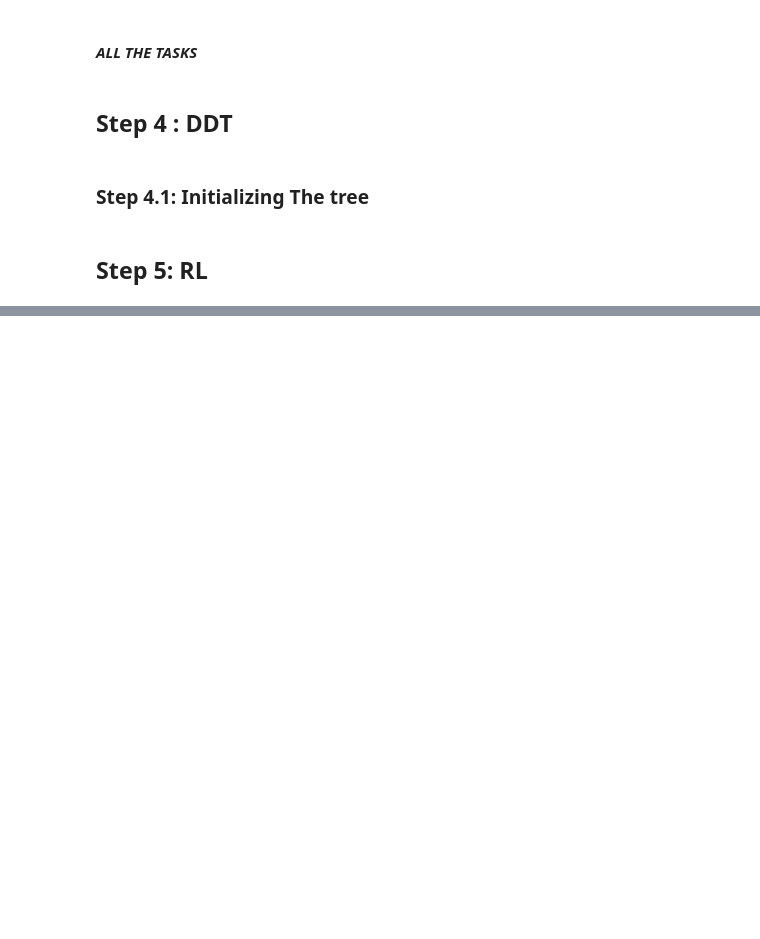
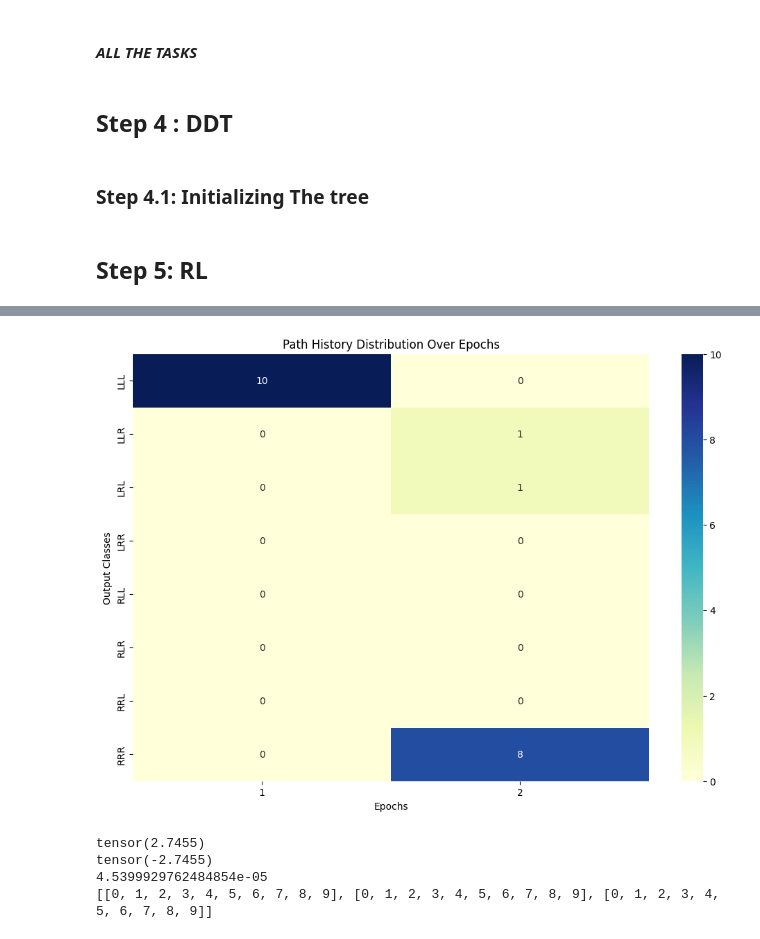
Before and after one commit to seyedAliHamedi/DTRL, a Jupyter notebook: power.ipynb, the cells around one changed output, grey strips where cells are left out. Drawn from its saved outputs; the diff is of its cells as text; code cells hidden in the pictures; blank space fills up the shorter version.

```diff
--- a/power.ipynb
+++ b/power.ipynb
@@ -518,0 +693,55 @@ print("completed")
+# %%
+import matplotlib.pyplot as plt
+import pandas as pd
+import seaborn as sns
+
+# Define the number of epochs and path histories
+num_epochs = 2
+path_histories = [
+    ["LLL", "LLL", "LLL", "LLL", "LLL", "LLL", "LLL", "LLL", "LLL", "LLL"],
+    ["RRR", "RRR", "RRR", "RRR", "RRR", "RRR", "RRR", "RRR", "LLR", "LRL"]
+]
+
+output_classes = ["LLL", "LLR", "LRL", "LRR", "RLL", "RLR", "RRL", "RRR"]
+
+# Prepare data for each epoch
+epoch_data = []
+for epoch in range(num_epochs):
+    path_history = path_histories[epoch]
+    path_counts = {path: path_history.count(path) for path in output_classes}
+    epoch_data.append(path_counts)
+
+# Create a DataFrame for plotting
+df = pd.DataFrame(epoch_data)
+
+# Plotting the heatmap
+plt.figure(figsize=(12, 8))
+sns.heatmap(df.T, annot=True, cmap="YlGnBu", cbar=True, xticklabels=range(1, num_epochs+1), yticklabels=output_classes)
+plt.xlabel('Epochs')
+plt.ylabel('Output Classes')
+plt.title('Path History Distribution Over Epochs')
+plt.show()
+# %% [output]
+[figure, added]
+# %%
+# print(-torch.log10(torch.tensor(0.35)))
+print(-torch.log10(torch.tensor(0.9)) * (60))
+print(-torch.log10(torch.tensor(0.9)) * (-60))
+# print(torch.log(torch.tensor(-10)))
+# print(torch.log10(torch.tensor(0.65)) * -1)
+print(np.exp(-10))
+list = []
+for i in range(3):
+    temp_list = []
+    for j in range(10):
+        temp_list.append(j)
+        if j == 9:
+            list.append(temp_list)
+
+
+print(list)
+# %% [output]
+tensor(2.7455)
+tensor(-2.7455)
+4.5399929762484854e-05
+[[0, 1, 2, 3, 4, 5, 6, 7, 8, 9], [0, 1, 2, 3, 4, 5, 6, 7, 8, 9], [0, 1, 2, 3, 4, 5, 6, 7, 8, 9]]
```
Also changed, not shown: parts of 11 cells of this notebook, 31 other files.
